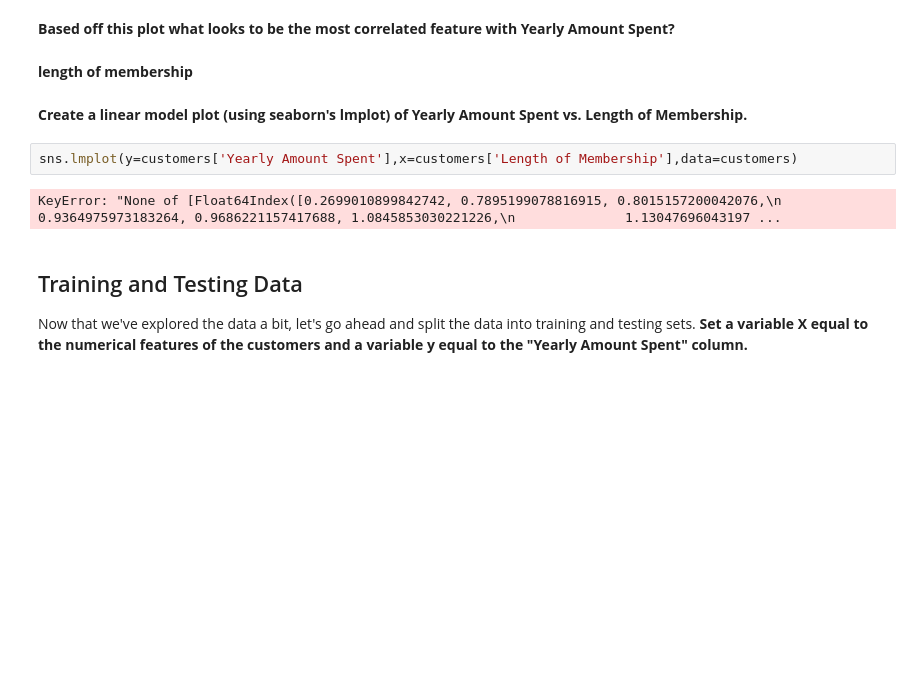
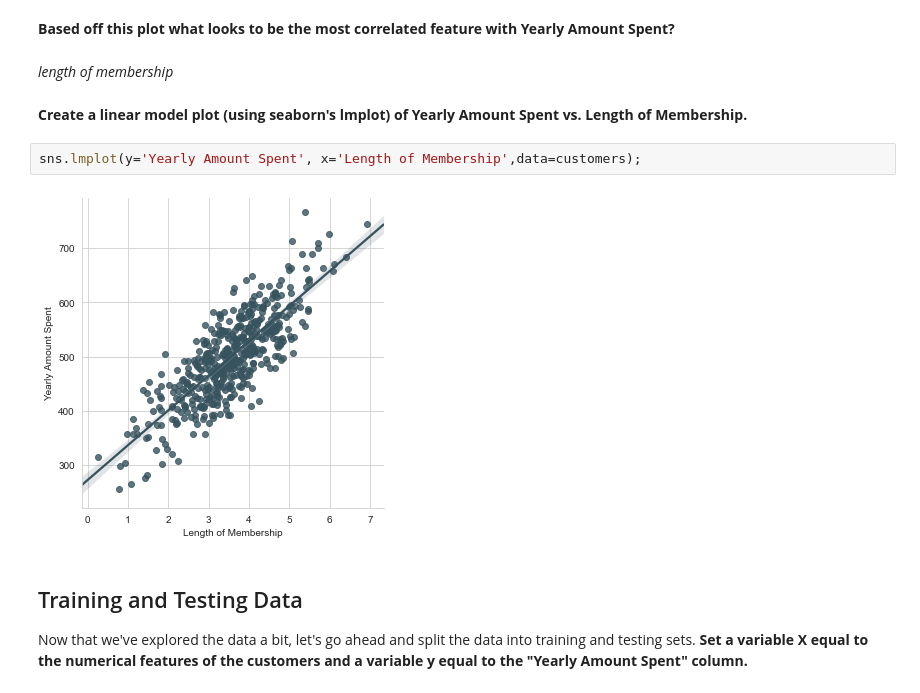
Before and after one commit to antonnifo/Linear-Regression, a Jupyter notebook: Ecommerce Project.ipynb, the cells around one changed output. Cells and saved outputs as stored; diff of their text form; blank space fills up the shorter version.

```diff
--- a/Ecommerce Project.ipynb
+++ b/Ecommerce Project.ipynb
@@ -106,13 +109,13 @@ sns.pairplot(customers);
 # %% [markdown]
 **Based off this plot what looks to be the most correlated feature with Yearly Amount Spent?**
-# %% [markdown]
-**length of membership**
+# %% [markdown]
+_length of membership_
 # %% [markdown]
 **Create a linear model plot (using seaborn's lmplot) of  Yearly Amount Spent vs. Length of Membership.**
 # %%
-sns.lmplot(y=customers['Yearly Amount Spent'],x=customers['Length of Membership'],data=customers)
+sns.lmplot(y='Yearly Amount Spent', x='Length of Membership',data=customers);
 # %% [output]
-KeyError: "None of [Float64Index([0.2699010899842742, 0.7895199078816915, 0.8015157200042076,\n              0.9364975973183264, 0.9686221157417688, 1.0845853030221226,\n              1.13047696043197 ...
+[figure, added]
 # %% [markdown]
 ## Training and Testing Data
 
```
Also changed, not shown: parts of 23 cells of this notebook.
